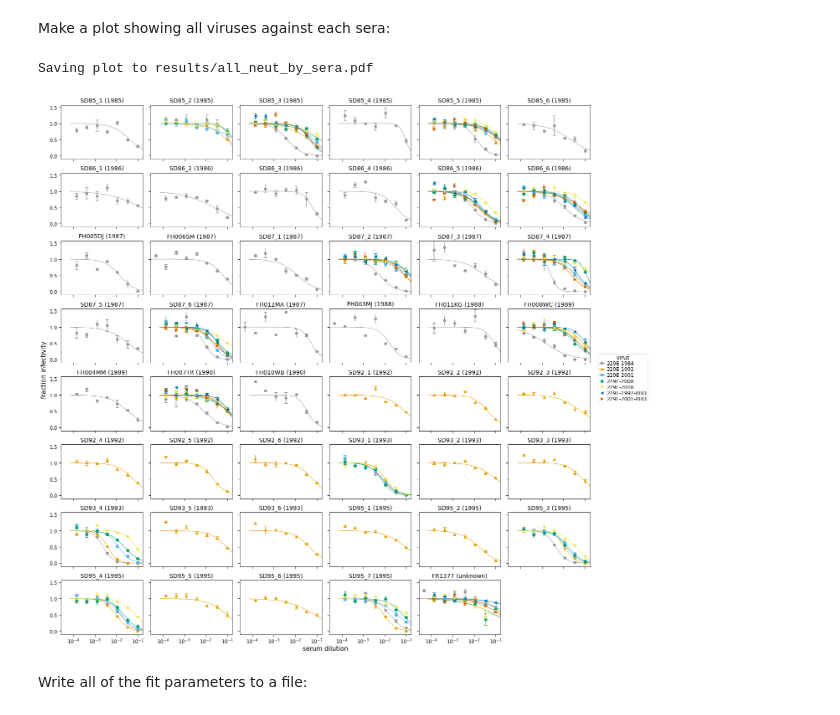
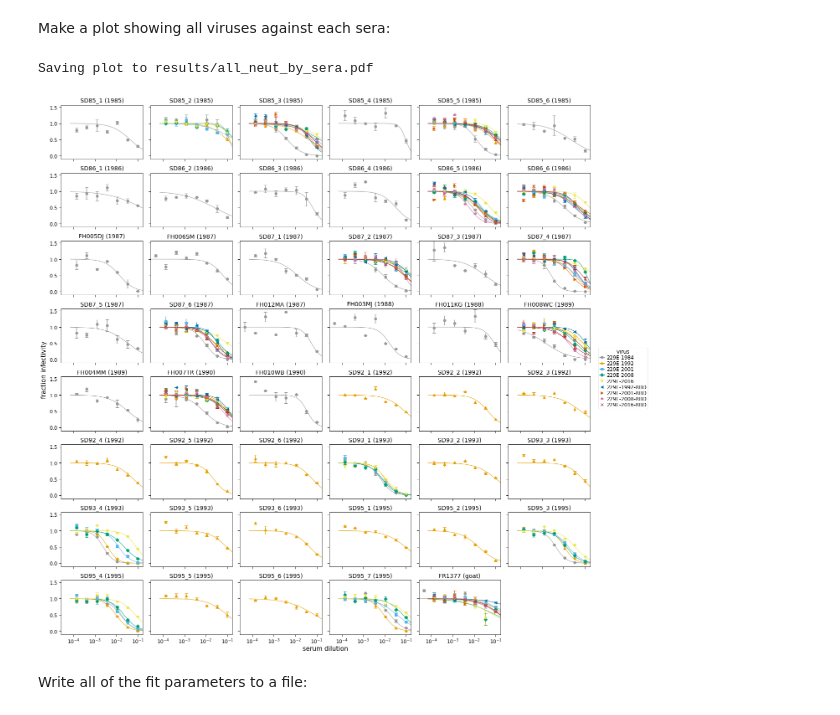
Before and after one commit to jbloomlab/CoV_229E_antigenic_drift, a Jupyter notebook: exptl_data/analyze_neut_data.ipynb, the cells around one changed output. Saved outputs shown, nothing was run; the diff lists cells and outputs as text; code cells hidden in the pictures.

```diff
--- a/exptl_data/analyze_neut_data.ipynb
+++ b/exptl_data/analyze_neut_data.ipynb
@@ -76,7 +77,7 @@ assert len(fracinfect) == len(fracinfect.groupby(['serum',
 
 # order the viruses
 virus_order = ['229E-1984', '229E-1992', '229E-2001', '229E-2008', '229E-2016',
-               '229E-1992-RBD', '229E-2001-RBD', '229E-2016-RBD']
+               '229E-1992-RBD', '229E-2001-RBD', '229E-2008-RBD', '229E-2016-RBD']
 extra_viruses = set(fracinfect['virus']) - set(virus_order)
 if extra_viruses:
     raise ValueError(f"extra viruses not in `virus_order`:\n{extra_viruses}")
@@ -108,7 +109,9 @@ serum_info = (
                                             .map(lambda y: str(int(round(y)))
                                                            if pd.notnull(y)
                                                            else 'unknown'),
-            serum_year=lambda x: x.apply(lambda r: f"{r['serum']} ({r['collection_year_round']})",
+            serum_year=lambda x: x.apply(lambda r: f"{r['serum']} ({r['collection_year_round']})"
+                                                   if r['category'] == 'human' else
+                                                   f"{r['serum']} ({r['category']})",
                                          axis=1)
             )
     .sort_values('collection_date')
@@ -150,6 +153,8 @@ with warnings.catch_warnings():
                                  xlabel='serum dilution',
                                  sera=serum_info['serum'],
                                  viruses=fracinfect['virus'].sort_values().unique(),
+                                 colors=plt.rcParams['axes.prop_cycle'].by_key()['color'] * 2,
+                                 markers=['o', '^', 's', 'D', 'v', '<', '>', 'p'] * 2,
                                  )
 
 print(f"Saving plot to {all_replicate_curves}\n")
@@ -165,21 +170,23 @@ Make a plot showing all viruses against each sera:
 # %%
 fig, _ = fits.plotSera(xlabel='serum dilution',
                        ncol=6,
                        legendtitle='virus',
                        viruses=fracinfect['virus'].sort_values().unique(),
                        sera=serum_info['serum'],
                        titles=serum_info['serum_year'],
-                       max_viruses_per_subplot=8,
+                       max_viruses_per_subplot=9,
+                       colors=[*CBPALETTE, 'brown'],
+                       markers=[*CBMARKERS, 'x'],
                        )
 
 print(f"Saving plot to {all_neut_by_sera_curves}\n")
 fig.savefig(all_neut_by_sera_curves)
 fig.tight_layout()
 display(fig)
 plt.close(fig)
 # %% [output]
 Saving plot to results/all_neut_by_sera.pdf
-[figure, old version]
+[figure, new version]
 # %% [markdown]
 Write all of the fit parameters to a file:
 # %%
```
Also changed, not shown: parts of 5 cells of this notebook, 13 other files.
